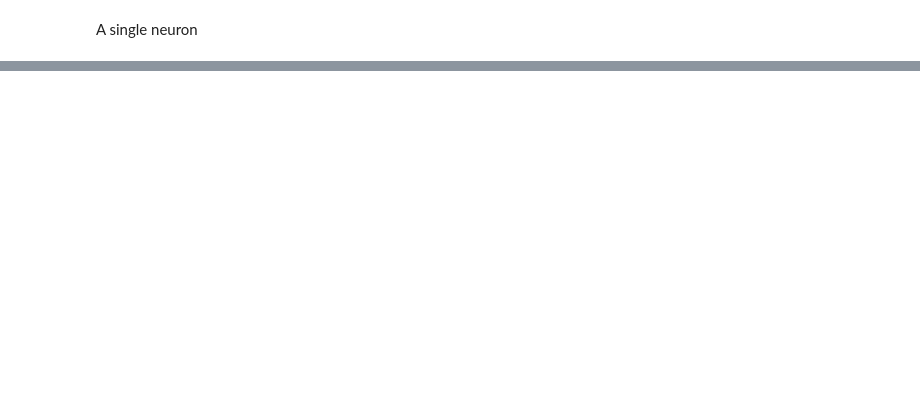
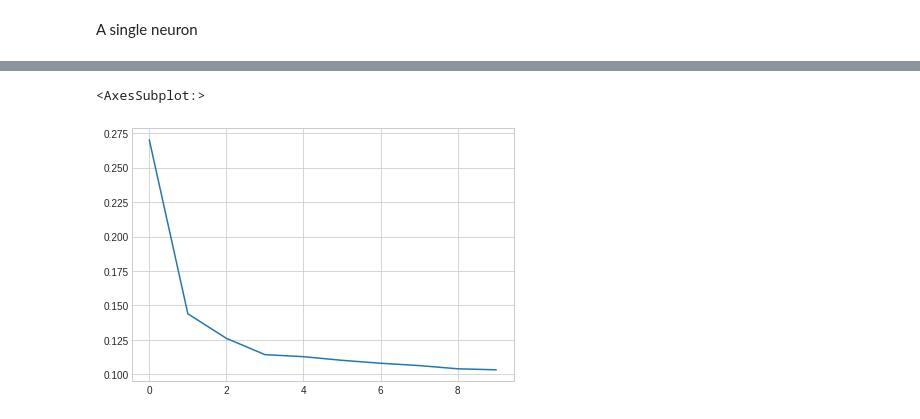
Before and after one commit to treezy254/Data-Science-Prep, a Jupyter notebook: red-wine.ipynb, the cells around one changed output, grey strips where cells are left out. Saved outputs shown, nothing was run; the diff lists cells and outputs as text; code cells hidden in the pictures; blank space fills up the shorter version.

```diff
--- a/red-wine.ipynb
+++ b/red-wine.ipynb
@@ -24,0 +10,21 @@ input_shape=[11]
+# %%
+import pandas as pd
+
+red_wine = pd.read_csv('winequality-red.csv')
+
+# Create training and validation splits
+df_train = red_wine.sample(frac=0.7, random_state=0)
+df_valid = red_wine.drop(df_train.index)
+display(df_train.head(4))
+
+# Scale to [0, 1]
+max_ = df_train.max(axis=0)
+min_ = df_train.min(axis=0)
+df_train = (df_train - min_) / (max_ - min_)
+df_valid = (df_valid - min_) / (max_ - min_)
+
+# Split features and target
+X_train = df_train.drop('quality', axis=1)
+X_valid = df_valid.drop('quality', axis=1)
+y_train = df_train['quality']
+y_valid = df_valid['quality']
@@ -27,5 +44,8 @@ from tensorflow import keras
 from tensorflow.keras import layers
 
 model = keras.Sequential([
-    layers.Dense(units=1, input_shape=input_shape)
+    layers.Dense(512, activation='relu', input_shape=[11]),
+    layers.Dense(512, activation='relu'),
+    layers.Dense(512, activation='relu'),
+    layers.Dense(1),
 ])
@@ -48,0 +52,12 @@ array([[-0.24790305],
+# %%
+model.compile(
+    optimizer='adam',
+    loss='mae',
+)
+# %%
+history = model.fit(
+    X_train, y_train,
+    validation_data = (X_valid, y_valid),
+    batch_size=256,
+    epochs =10,
+)
@@ -49,3 +85,9 @@ array([[-0.24790305],
+# %%
+history_df = pd.DataFrame(history.history)
+history_df['loss'].plot()
+# %% [output]
+<AxesSubplot:>
+[figure, added]
 # %%
 import tensorflow as tf
 
```
Also changed, not shown: parts of 9 cells of this notebook.
